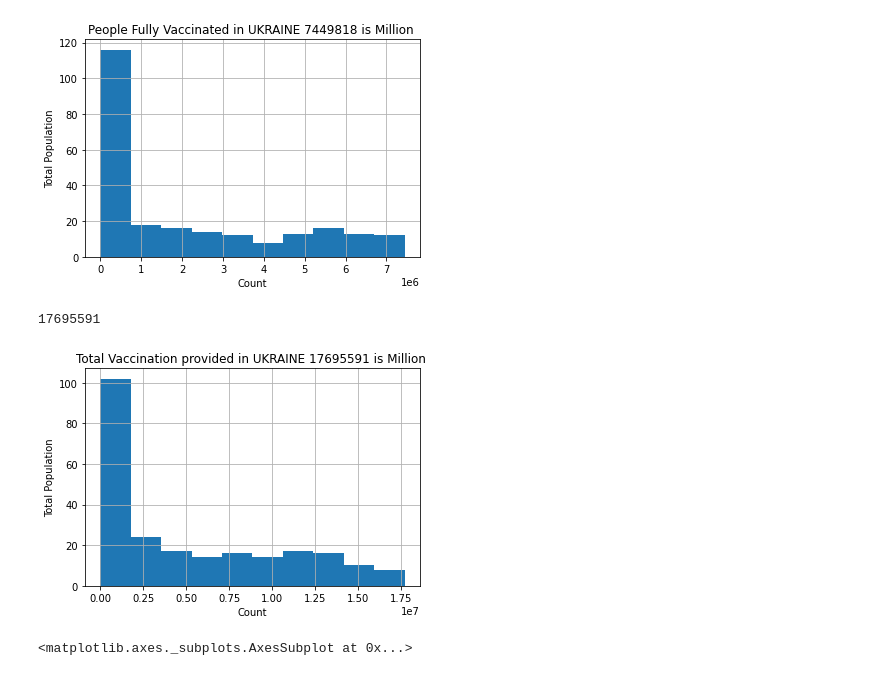
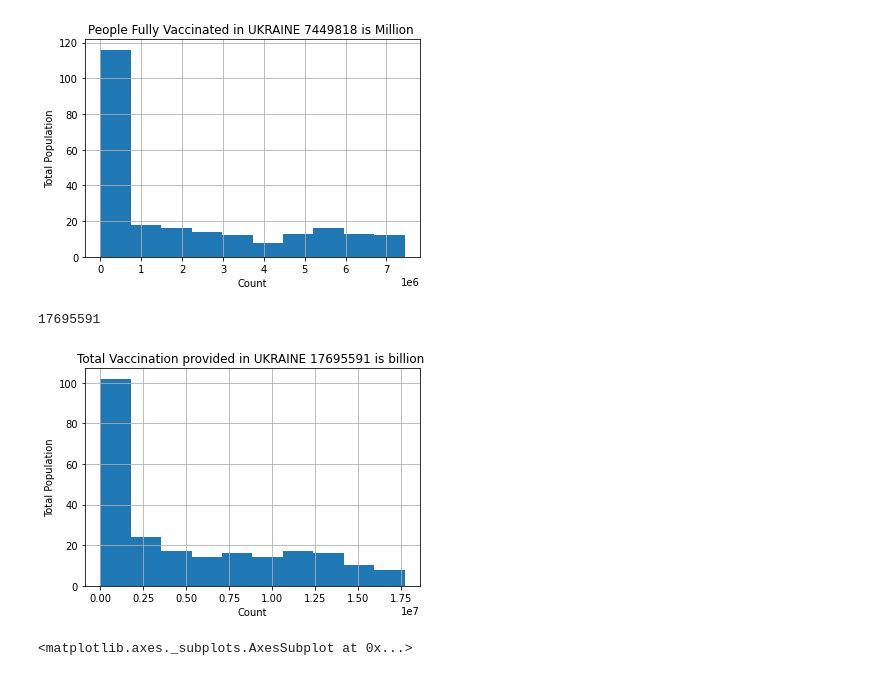
Before and after one commit to nitin578/103_Country_Covid19_Vaccinations, a Jupyter notebook: Covid19__Country_Vaccines.ipynb, the cells around one changed output. Saved outputs shown, nothing was run; the diff lists cells and outputs as text; code cells hidden in the pictures.

```diff
--- a/Covid19__Country_Vaccines.ipynb
+++ b/Covid19__Country_Vaccines.ipynb
@@ -323,15 +323,15 @@ print(max_value)
 # %%
 #Q1
 ukraine_df[numerical_features].hist(column = 'total_vaccinations')
 plt.xlabel("Count")
 plt.ylabel("Total Population")
-plt.title("Total Vaccination provided in UKRAINE 17695591 is Million ")
+plt.title("Total Vaccination provided in UKRAINE 17695591 is billion ")
 column = ukraine_df["total_vaccinations"]
 max_value = column.max()
 print(max_value)
 # %% [output]
 17695591
-[figure, old version]
+[figure, new version]
 # %%
 sns.heatmap(ukraine_df[numerical_features].corr(), vmin=1, vmax=1, annot=True)
 # %% [output]
```
